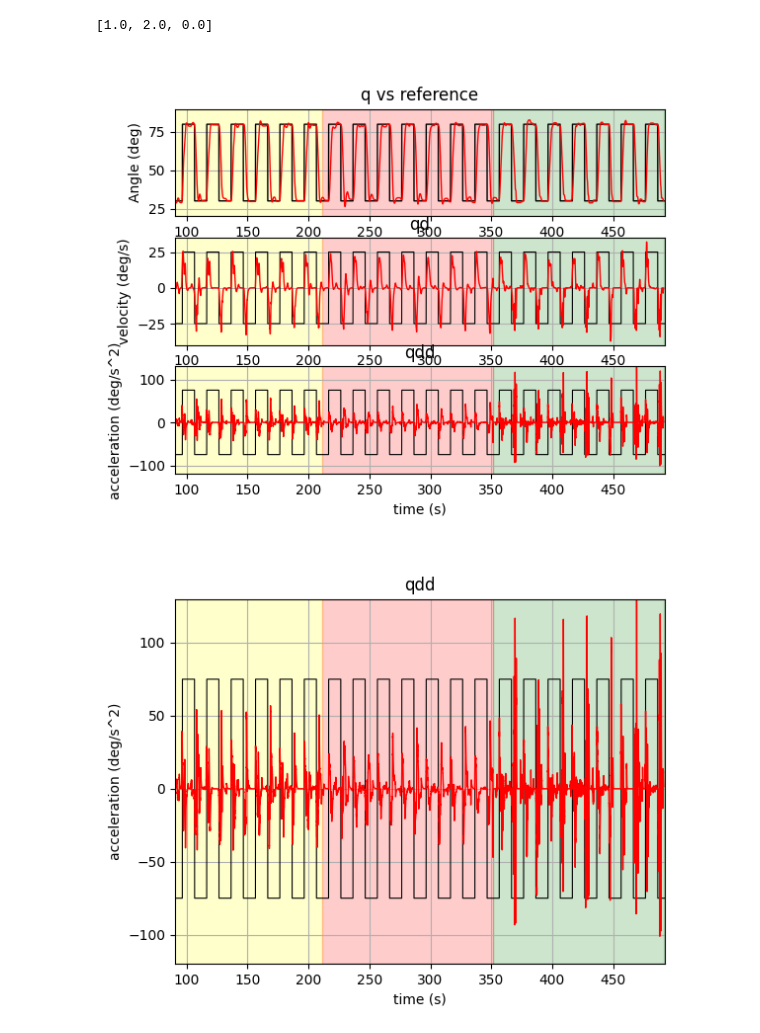
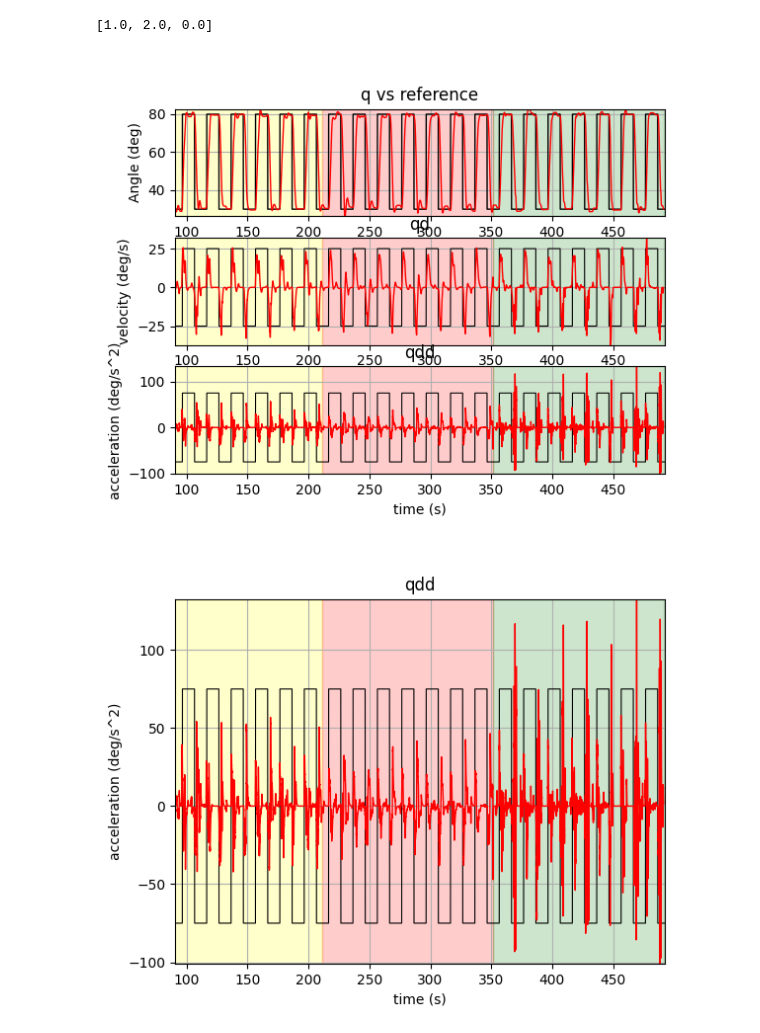
Before and after one commit to Cyberjin7/master_thesis, a Jupyter notebook: analysis/data_analysis.ipynb, the cells around one changed output. Drawn from its saved outputs; the diff is of its cells as text; code cells hidden in the pictures.

Commit message:
Data Analysis Pipeline (Work in Progress)

```diff
--- a/analysis/data_analysis.ipynb
+++ b/analysis/data_analysis.ipynb
@@ -125,43 +123,47 @@ def draw_mass_background(state_Df, Mass_Order, Mass_Trial, Trial_Length, Delay,
         trial_start = trial_end
         i=+1
 # %%
-fig, (ax_q, ax_qd, ax_qdd) = plt.subplots(3)
-ax_q.plot('Time', 'value.data', data=ref_df, color='black', linewidth=1.0)
-ax_q.plot('Time', 'state.q_state.q', data = state_df, color = 'red', linewidth=1.0)
-ax_q.set(xlim=(state_df['Time'].iloc[0], ref_df['Time'].iloc[-1]), ylim=(20, 90))
-draw_mass_background(state_df, mass_order, mass_trial, trial_length, delay, ax_q, 20, 90)
-ax_q.set_title('q vs reference')
-ax_q.set_ylabel('Angle (deg)')
-ax_q.grid()
+try:
+    plt.close(fig)
+finally:
+    # do nothing
+    fig, (ax_q, ax_qd, ax_qdd) = plt.subplots(3)
+    ax_q.plot('Time', 'value.data', data=ref_df, color='black', linewidth=1.0)
+    ax_q.plot('Time', 'state.q_state.q', data = state_df, color = 'red', linewidth=1.0)
+    ax_q.set(xlim=(state_df['Time'].iloc[0], ref_df['Time'].iloc[-1]), ylim=(state_df['state.q_state.q'].min(), state_df['state.q_state.q'].max()))
+    draw_mass_background(state_df, mass_order, mass_trial, trial_length, delay, ax_q, state_df['state.q_state.q'].min(), state_df['state.q_state.q'].max())
+    ax_q.set_title('q vs reference')
+    ax_q.set_ylabel('Angle (deg)')
+    ax_q.grid()
 
-ax_qd.plot(ref_df['Time'], ref_df['value.data']-55, color='k', linewidth = 0.8)
-ax_qd.plot('Time', 'state.q_state.qd', data=state_df, color = 'red', linewidth=1.0)
-ax_qd.set(xlim=(state_df['Time'].iloc[0], ref_df['Time'].iloc[-1]), ylim=(-40, 35))
-draw_mass_background(state_df, mass_order, mass_trial, trial_length, delay, ax_qd, -40, 35)
-ax_qd.set_title('qd')
-ax_qd.set_ylabel('velocity (deg/s)')
-ax_qd.grid()
+    ax_qd.plot(ref_df['Time'], ref_df['value.data']-55, color='k', linewidth = 0.8)
+    ax_qd.plot('Time', 'state.q_state.qd', data=state_df, color = 'red', linewidth=1.0)
+    ax_qd.set(xlim=(state_df['Time'].iloc[0], ref_df['Time'].iloc[-1]), ylim=(state_df['state.q_state.qd'].min(), state_df['state.q_state.qd'].max()))
+    draw_mass_background(state_df, mass_order, mass_trial, trial_length, delay, ax_qd, state_df['state.q_state.qd'].min(), state_df['state.q_state.qd'].max())
+    ax_qd.set_title('qd')
+    ax_qd.set_ylabel('velocity (deg/s)')
+    ax_qd.grid()
 
-ax_qdd.plot(ref_df['Time'], (ref_df['value.data']-55)*3, color='k', linewidth = 0.8)
-ax_qdd.plot('Time', 'state.q_state.qdd', data=state_df, color = 'red', linewidth=1.0)
-ax_qdd.set(xlim=(state_df['Time'].iloc[0], ref_df['Time'].iloc[-1]), ylim=(-120, 130))
-draw_mass_background(state_df, mass_order, mass_trial, trial_length, delay, ax_qdd, -120, 130)
-ax_qdd.set_title('qdd')
-ax_qdd.set_xlabel('time (s)')
-ax_qdd.set_ylabel('acceleration (deg/s^2)')
-ax_qdd.grid()
+    ax_qdd.plot(ref_df['Time'], (ref_df['value.data']-55)*3, color='k', linewidth = 0.8)
+    ax_qdd.plot('Time', 'state.q_state.qdd', data=state_df, color = 'red', linewidth=1.0)
+    ax_qdd.set(xlim=(state_df['Time'].iloc[0], ref_df['Time'].iloc[-1]), ylim=(state_df['state.q_state.qdd'].min(), state_df['state.q_state.qdd'].max()))
+    draw_mass_background(state_df, mass_order, mass_trial, trial_length, delay, ax_qdd, state_df['state.q_state.qdd'].min(), state_df['state.q_state.qdd'].max())
+    ax_qdd.set_title('qdd')
+    ax_qdd.set_xlabel('time (s)')
+    ax_qdd.set_ylabel('acceleration (deg/s^2)')
+    ax_qdd.grid()
 # %% [output]
-[figure, old version]
+[figure, new version]
 # %%
 fig, ax = plt.subplots()
 
 ax.plot(ref_df['Time'], (ref_df['value.data']-55)*3, color='k', linewidth = 0.8)
 ax.plot('Time', 'state.q_state.qdd', data=state_df, color = 'red', linewidth=1.0)
-ax.set(xlim=(state_df['Time'].iloc[0], ref_df['Time'].iloc[-1]), ylim=(-120, 130))
-draw_mass_background(state_df, mass_order, mass_trial, trial_length, delay, ax, -120, 130)
+ax.set(xlim=(state_df['Time'].iloc[0], ref_df['Time'].iloc[-1]), ylim=(state_df['state.q_state.qdd'].min(), state_df['state.q_state.qdd'].max()))
+draw_mass_background(state_df, mass_order, mass_trial, trial_length, delay, ax, state_df['state.q_state.qdd'].min(), state_df['state.q_state.qdd'].max())
 ax.set_title('qdd')
 ax.set_xlabel('time (s)')
 ax.set_ylabel('acceleration (deg/s^2)')
 ax.grid()
 # %% [output]
-[figure, old version]
+[figure, new version]
```
Also changed, not shown: parts of 5 cells of this notebook, 15 other files.
